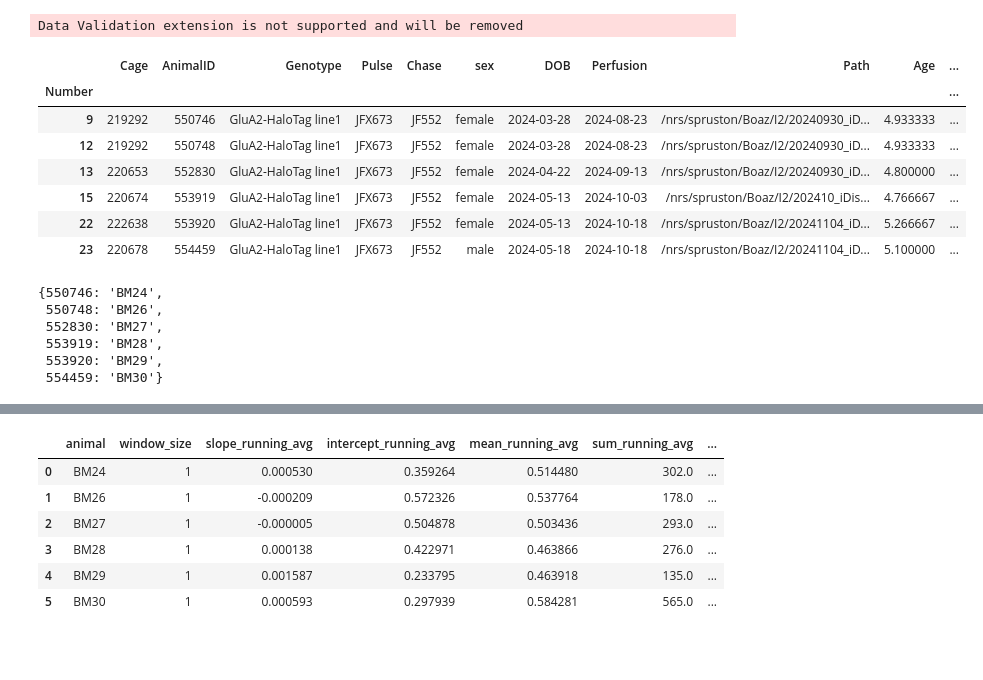
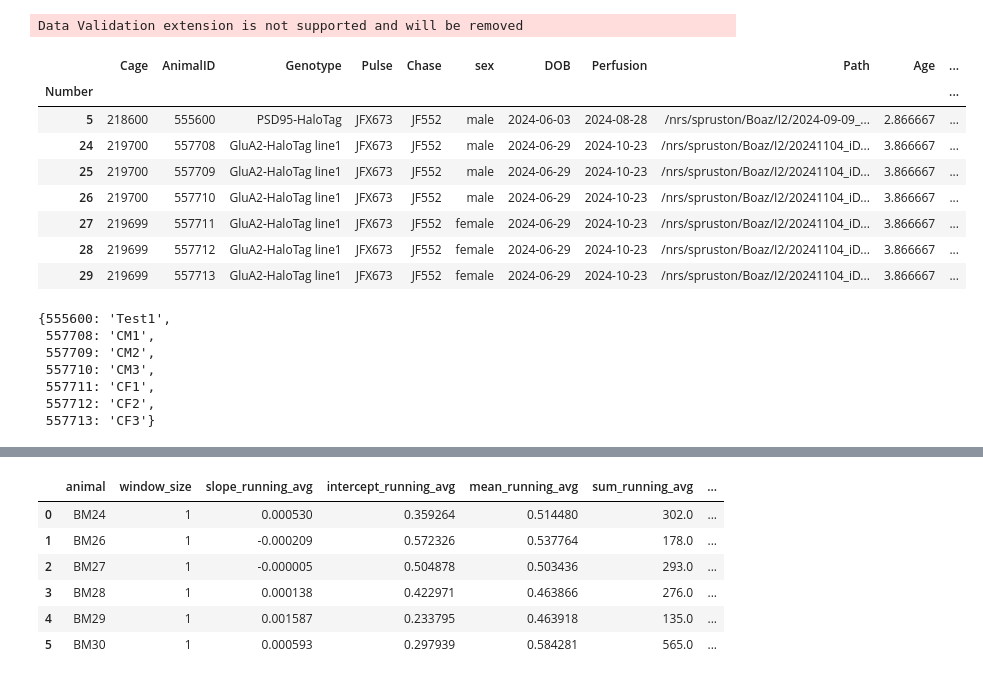
Before and after one commit to boazmohar/DELTA_iDISCO, a Jupyter notebook: src/beahvior_analysis.ipynb, the cells around one changed output, grey strips where cells are left out. Cells and saved outputs as stored; diff of their text form; code cells hidden in the pictures; blank space fills up the shorter version.

```diff
--- a/src/beahvior_analysis.ipynb
+++ b/src/beahvior_analysis.ipynb
@@ -469,14 +471,15 @@ intercept = 202.8271
 # %% [output]
 Data Validation extension is not supported and will be removed
 # %%
-filtered_meta = meta[(meta['Group'] == 'Reversal') & (meta['Path'].str.startswith('/nrs/'))]
+filtered_meta = meta[(meta['Group'] == 'Control') & (meta['Path'].str.startswith('/nrs/'))]
 filtered_meta
 # %% [output]
 |  | Cage | AnimalID | Genotype | Pulse | Chase | sex | DOB | Perfusion | Path | Age | ... |
 | Number |  |  |  |  |  |  |  |  |  |  | ... |
-| 9 | 219292 | 550746 | GluA2-HaloTag line1 | JFX673 | JF552 | female | 2024-03-28 | 2024-08-23 | /nrs/spruston/Boaz/I2/20240930_iD... | 4.933333 | ... |
-| 12 | 219292 | 550748 | GluA2-HaloTag line1 | JFX673 | JF552 | female | 2024-03-28 | 2024-08-23 | /nrs/spruston/Boaz/I2/20240930_iD... | 4.933333 | ... |
-| 13 | 220653 | 552830 | GluA2-HaloTag line1 | JFX673 | JF552 | female | 2024-04-22 | 2024-09-13 | /nrs/spruston/Boaz/I2/20240930_iD... | 4.800000 | ... |
-| 15 | 220674 | 553919 | GluA2-HaloTag line1 | JFX673 | JF552 | female | 2024-05-13 | 2024-10-03 | /nrs/spruston/Boaz/I2/202410_iDis... | 4.766667 | ... |
-| 22 | 222638 | 553920 | GluA2-HaloTag line1 | JFX673 | JF552 | female | 2024-05-13 | 2024-10-18 | /nrs/spruston/Boaz/I2/20241104_iD... | 5.266667 | ... |
-| 23 | 220678 | 554459 | GluA2-HaloTag line1 | JFX673 | JF552 | male | 2024-05-18 | 2024-10-18 | /nrs/spruston/Boaz/I2/20241104_iD... | 5.100000 | ... |
+| 5 | 218600 | 555600 | PSD95-HaloTag | JFX673 | JF552 | male | 2024-06-03 | 2024-08-28 | /nrs/spruston/Boaz/I2/2024-09-09_... | 2.866667 | ... |
+| 24 | 219700 | 557708 | GluA2-HaloTag line1 | JFX673 | JF552 | male | 2024-06-29 | 2024-10-23 | /nrs/spruston/Boaz/I2/20241104_iD... | 3.866667 | ... |
+| 25 | 219700 | 557709 | GluA2-HaloTag line1 | JFX673 | JF552 | male | 2024-06-29 | 2024-10-23 | /nrs/spruston/Boaz/I2/20241104_iD... | 3.866667 | ... |
+| 26 | 219700 | 557710 | GluA2-HaloTag line1 | JFX673 | JF552 | male | 2024-06-29 | 2024-10-23 | /nrs/spruston/Boaz/I2/20241104_iD... | 3.866667 | ... |
+| 27 | 219699 | 557711 | GluA2-HaloTag line1 | JFX673 | JF552 | female | 2024-06-29 | 2024-10-23 | /nrs/spruston/Boaz/I2/20241104_iD... | 3.866667 | ... |
+| 28 | 219699 | 557712 | GluA2-HaloTag line1 | JFX673 | JF552 | female | 2024-06-29 | 2024-10-23 | /nrs/spruston/Boaz/I2/20241104_iD... | 3.866667 | ... |
+| 29 | 219699 | 557713 | GluA2-HaloTag line1 | JFX673 | JF552 | female | 2024-06-29 | 2024-10-23 | /nrs/spruston/Boaz/I2/20241104_iD... | 3.866667 | ... |
@@ -484,12 +491,13 @@ filtered_meta
 id_to_shortname = dict(zip(filtered_meta['AnimalID'], filtered_meta['ShortName']))
 id_to_shortname
 # %% [output]
-{550746: 'BM24',
- 550748: 'BM26',
- 552830: 'BM27',
- 553919: 'BM28',
- 553920: 'BM29',
- 554459: 'BM30'}
+{555600: 'Test1',
+ 557708: 'CM1',
+ 557709: 'CM2',
+ 557710: 'CM3',
+ 557711: 'CF1',
+ 557712: 'CF2',
+ 557713: 'CF3'}
 # %%
 csv_paths
 # %% [output]
```
Also changed, not shown: parts of 22 cells of this notebook, 3 other files.
